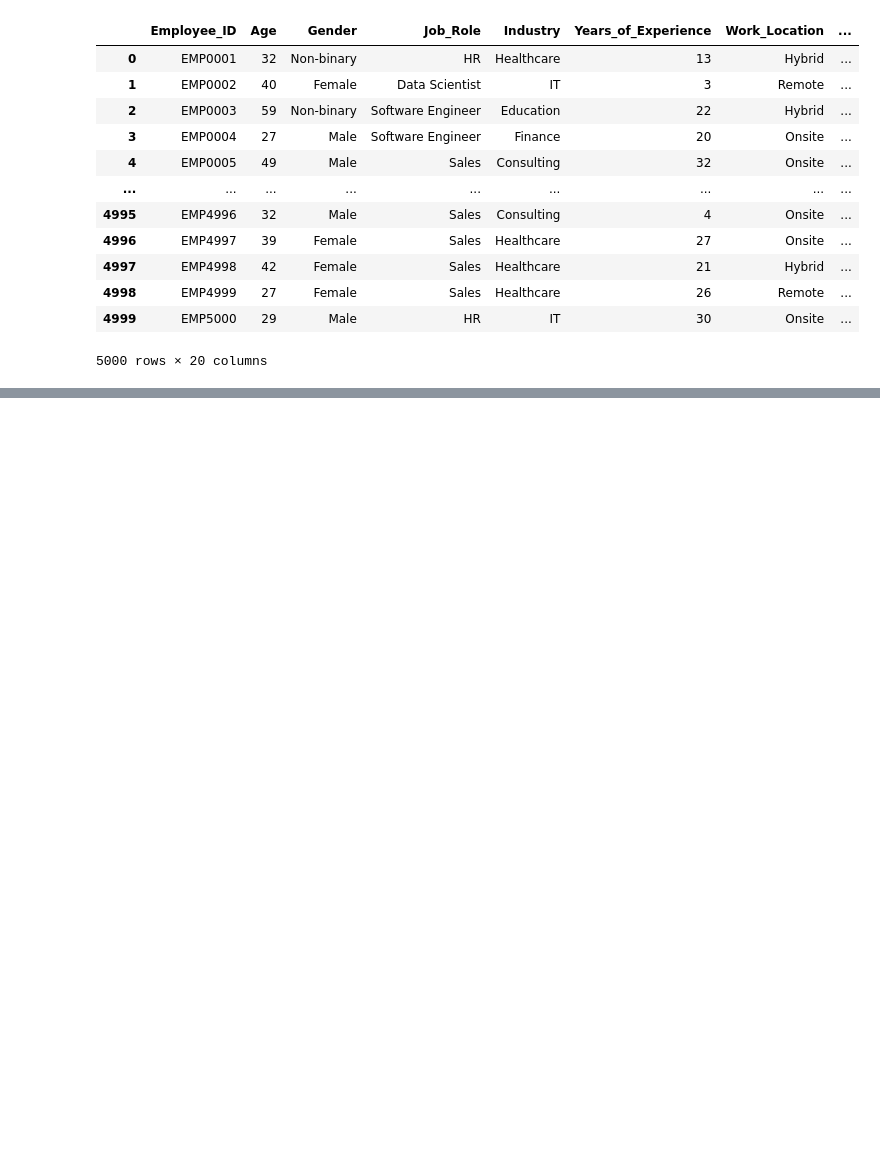
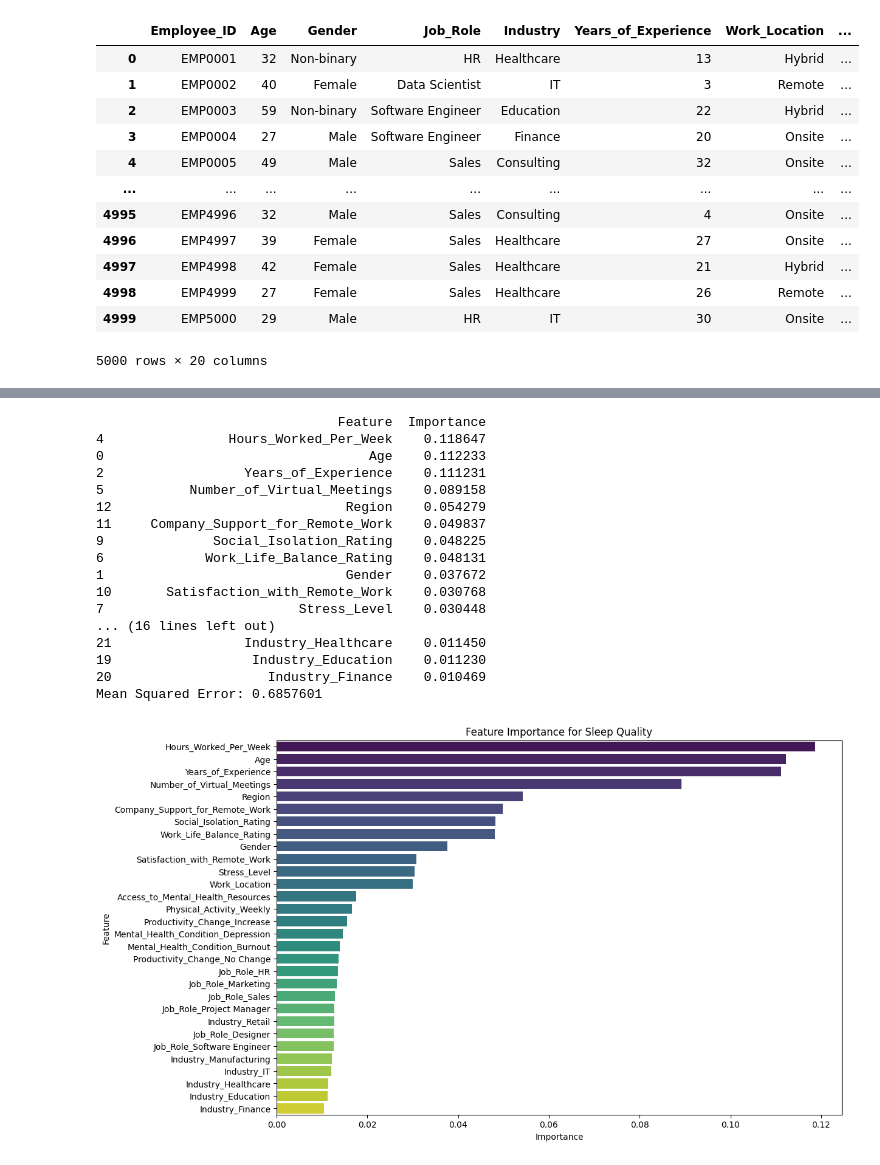
Before and after one commit to thecolombian/Unlocking_happiness, a Jupyter notebook: mariem_project4/SleepRegions.ipynb, the cells around one changed output, grey strips where cells are left out. Drawn from its saved outputs; the diff is of its cells as text; code cells hidden in the pictures; blank space fills up the shorter version.

```diff
--- a/mariem_project4/SleepRegions.ipynb
+++ b/mariem_project4/SleepRegions.ipynb
@@ -64,0 +132,69 @@ sleep_remote_df
+# %%
+# Import necessary libraries
+import pandas as pd
+from sklearn.ensemble import RandomForestRegressor  # Or use RandomForestClassifier for categorical sleep quality
+from sklearn.model_selection import train_test_split
+from sklearn.metrics import mean_squared_error  # Or accuracy_score for classification
+
+# Step 1: Drop non-feature columns (e.g., 'Employee_ID', 'Cluster', etc.)
+features_df = sleep_remote_df.drop(columns=['Sleep_Quality','Employee_ID'])
+
+# Step 2: One-hot encode categorical variables
+features_df = pd.get_dummies(features_df, drop_first=True)  # drop_first=True to avoid multicollinearity
+
+# Step 3: Separate features and target
+X = features_df
+y = sleep_remote_df['Sleep_Quality']  # Make sure 'Sleep_Quality' is the right target variable
+
+# Step 4: Train-test split
+X_train, X_test, y_train, y_test = train_test_split(X, y, test_size=0.2, random_state=42)
+
+# Step 5: Train the model (Random Forest example)
+model = RandomForestRegressor(random_state=42)  # Or RandomForestClassifier if target is categorical
+model.fit(X_train, y_train)
+
+# Step 6: Evaluate feature importance
+importances = model.feature_importances_
+feature_importance_df = pd.DataFrame({
+    'Feature': X.columns,
+    'Importance': importances
+}).sort_values(by='Importance', ascending=False)
+
+print(feature_importance_df)
+
+# Step 7: Predict and evaluate (optional)
+y_pred = model.predict(X_test)
+mse = mean_squared_error(y_test, y_pred)
+print(f'Mean Squared Error: {mse}')
+
+import matplotlib.pyplot as plt
+import seaborn as sns
+
+
+# Plot feature importance
+plt.figure(figsize=(12, 8))
+sns.barplot(x='Importance', y='Feature', data=feature_importance_df, palette='viridis')
+plt.title('Feature Importance for Sleep Quality')
+plt.xlabel('Importance')
+plt.ylabel('Feature')
+plt.savefig('factors_effecting_sleep.png', format='png', dpi=300, bbox_inches='tight')
+plt.show()
+# %% [output]
+                               Feature  Importance
+4                Hours_Worked_Per_Week    0.118647
+0                                  Age    0.112233
+2                  Years_of_Experience    0.111231
+5           Number_of_Virtual_Meetings    0.089158
+12                              Region    0.054279
+11     Company_Support_for_Remote_Work    0.049837
+9              Social_Isolation_Rating    0.048225
+6             Work_Life_Balance_Rating    0.048131
+1                               Gender    0.037672
+10       Satisfaction_with_Remote_Work    0.030768
+7                         Stress_Level    0.030448
+... (16 lines left out)
+21                 Industry_Healthcare    0.011450
+19                  Industry_Education    0.011230
+20                    Industry_Finance    0.010469
+Mean Squared Error: 0.6857601
+[figure, added]
```
Also changed, not shown: parts of 22 cells of this notebook, 4 other files.
